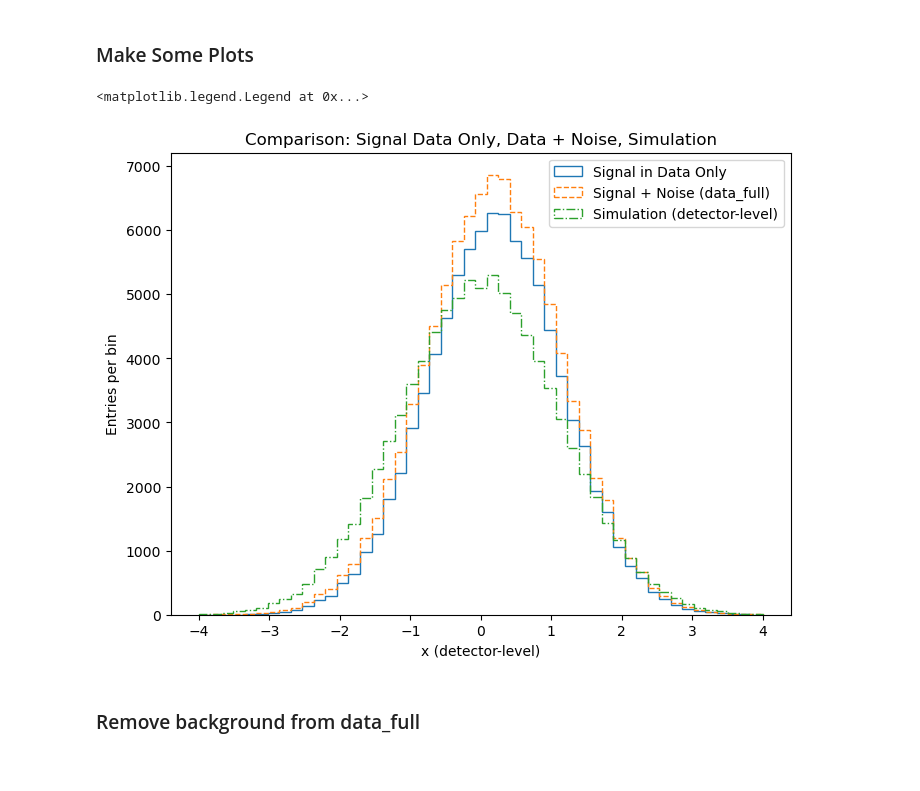
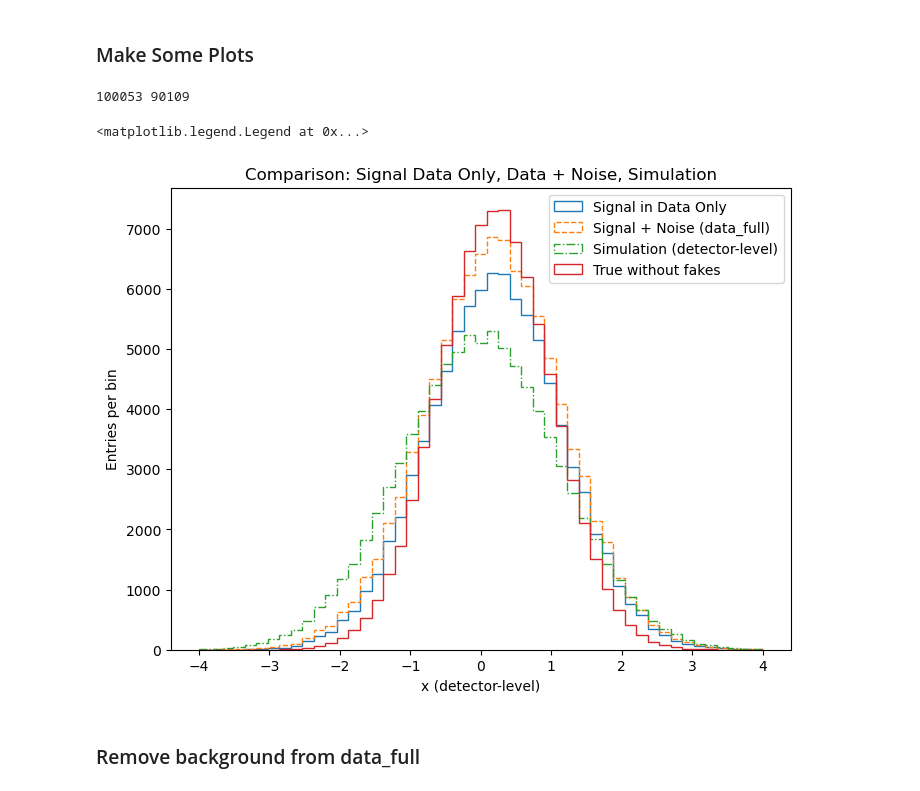
Before and after one commit to yashmehra028/OmniFold, a Jupyter notebook: MyExample.ipynb, the cells around one changed output. Cells and saved outputs as stored; diff of their text form; code cells hidden in the pictures.

```diff
--- a/MyExample.ipynb
+++ b/MyExample.ipynb
@@ -108,30 +108,35 @@ x_synth_  = np.column_stack([X_G_sim_eff,  X_S_sim_eff])
 # %%
 # 1) Mask out dummy entries
 mask_sim_eff  = (X_S_sim_eff  != dummyval)
 
 # 2) Define arrays for plotting
 simulation_signal  = X_S_sim_eff[mask_sim_eff]              # detector-level simulation
 
 # 3) Define bin edges
 bins = np.linspace(-4, 4, 50)
 
 # 4) Plot unfilled ("step") histograms, unnormalized
 plt.figure(figsize=(8, 6))
 
 plt.hist(signal_data_only, bins=bins, density=False,
          histtype='step', linestyle='-',  label="Signal in Data Only")
 plt.hist(data_full,        bins=bins, density=False,
          histtype='step', linestyle='--', label="Signal + Noise (data_full)")
 plt.hist(simulation_signal,bins=bins, density=False,
          histtype='step', linestyle='-.', label="Simulation (detector-level)")
+plt.hist(X_T_data_eff[X_T_data_eff != dummyval], bins=bins, density=False,
+         histtype='step', linestyle='-',  label="True without fakes")
+
+print(len(data_full),len(X_T_data_eff[X_T_data_eff != dummyval]))
 
 plt.xlabel("x (detector-level)")
 plt.ylabel("Entries per bin")  # unnormalized counts
 plt.title("Comparison: Signal Data Only, Data + Noise, Simulation")
 plt.legend()
 # %% [output]
-<matplotlib.legend.Legend at 0x...>
+100053 90109
+<matplotlib.legend.Legend at 0x...>
-[figure, old version]
+[figure, new version]
 # %% [markdown]
 ### Remove background from data_full
 # %%
```
Also changed, not shown: parts of 10 cells of this notebook.
